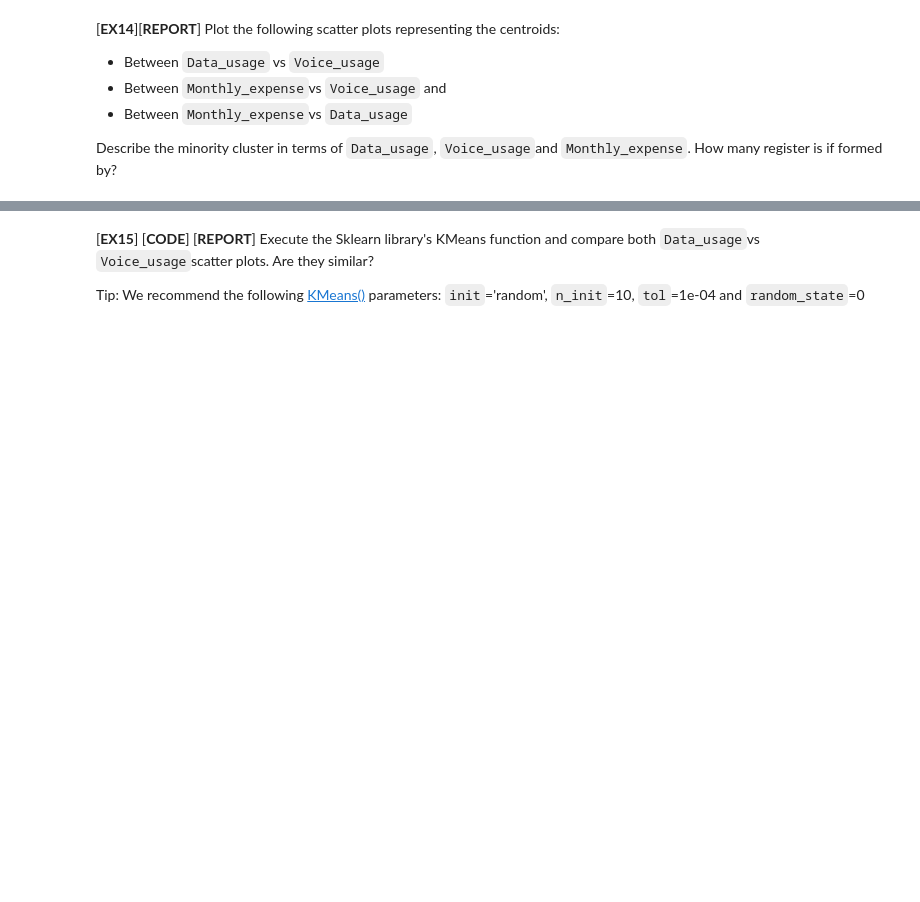
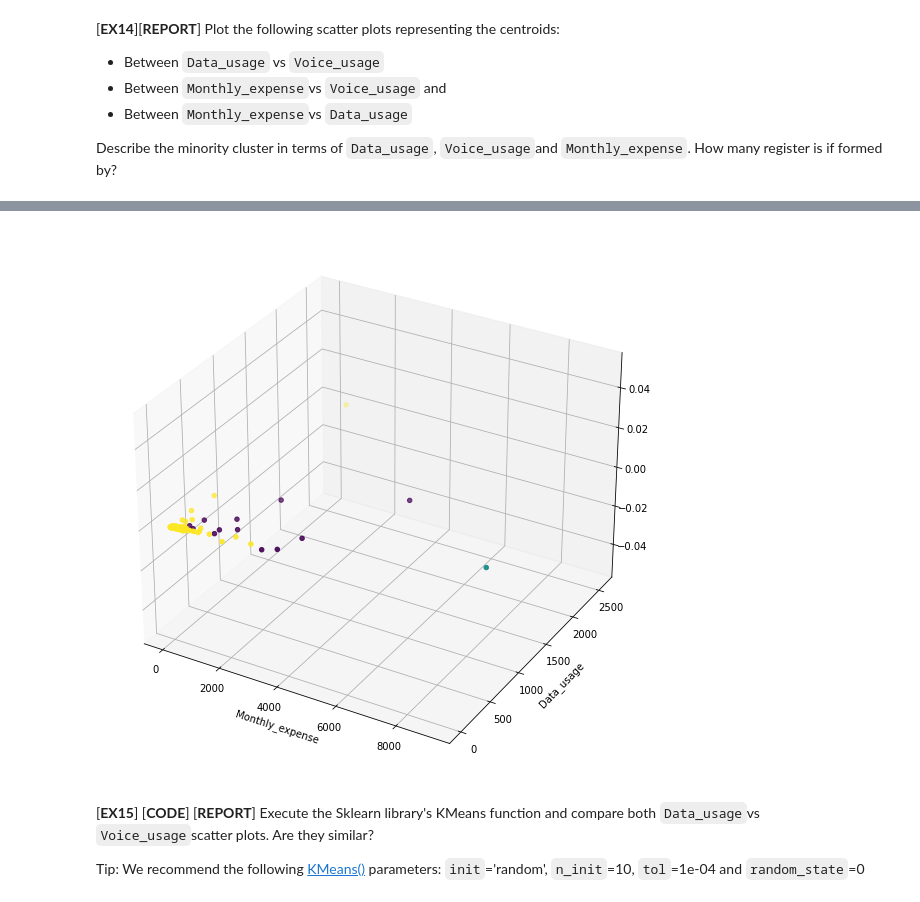
Before and after one commit to alex1162/Machine-Learning, a Jupyter notebook: PJ1_student/P01_Clustering students.ipynb, the cells around one changed output, grey strips where cells are left out. Saved outputs shown, nothing was run; the diff lists cells and outputs as text; code cells hidden in the pictures; blank space fills up the shorter version.

```diff
--- a/PJ1_student/P01_Clustering students.ipynb
+++ b/PJ1_student/P01_Clustering students.ipynb
@@ -508,3 +557,17 @@ Now, it's time to understand how the clustering process works! To do it, we are
+# %%
+# Monthly_expense vs Voice_usage
+fig = plt.figure(figsize=(10,10))
+ax = plt.axes(projection='3d')
+
+X=training_dt.loc[:,'Monthly_expense'].values
+Y=training_dt.loc[:,'Data_usage'].values
+
+ax.set_xlabel('Monthly_expense')
+ax.set_ylabel('Data_usage')
+ax.scatter(X, Y,  c=labels);
+plt.show()
+# %% [output]
+[figure, added]
 # %% [markdown]
 [**EX15**] [**CODE**] [**REPORT**] Execute the Sklearn library's KMeans function and compare both `Data_usage`vs `Voice_usage`scatter plots. Are they similar?
 
```
Also changed, not shown: parts of 10 cells of this notebook.
